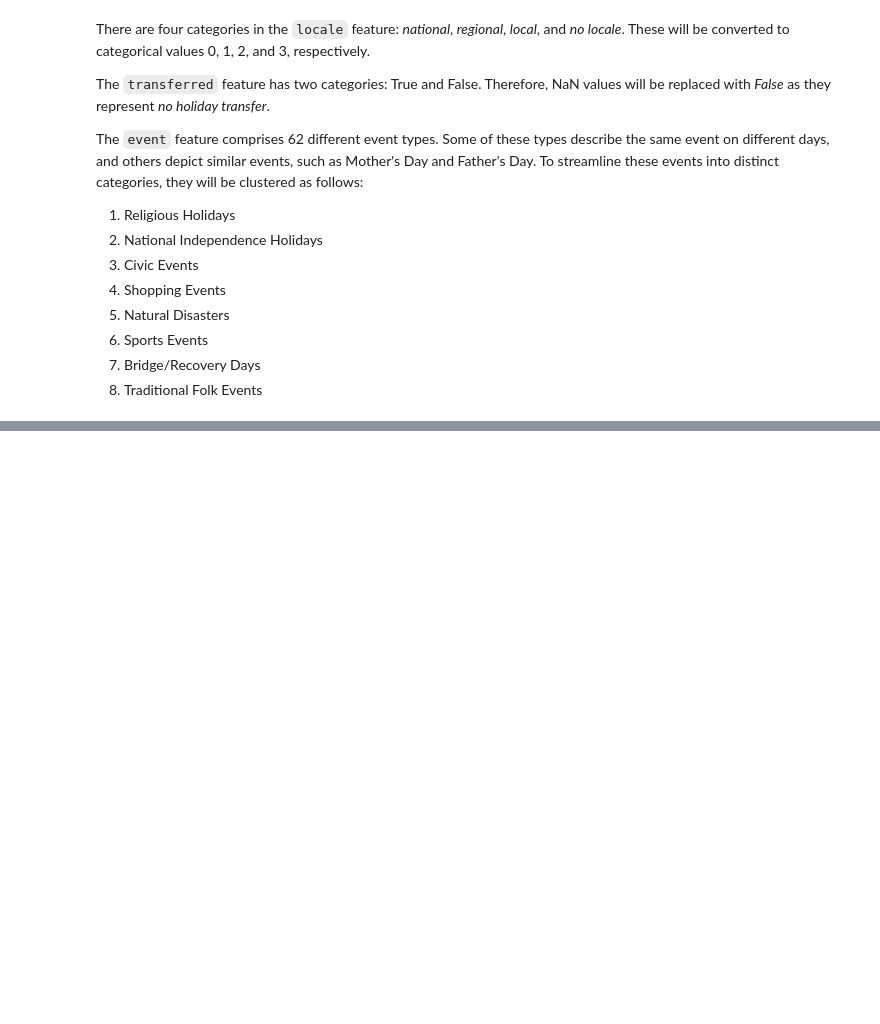
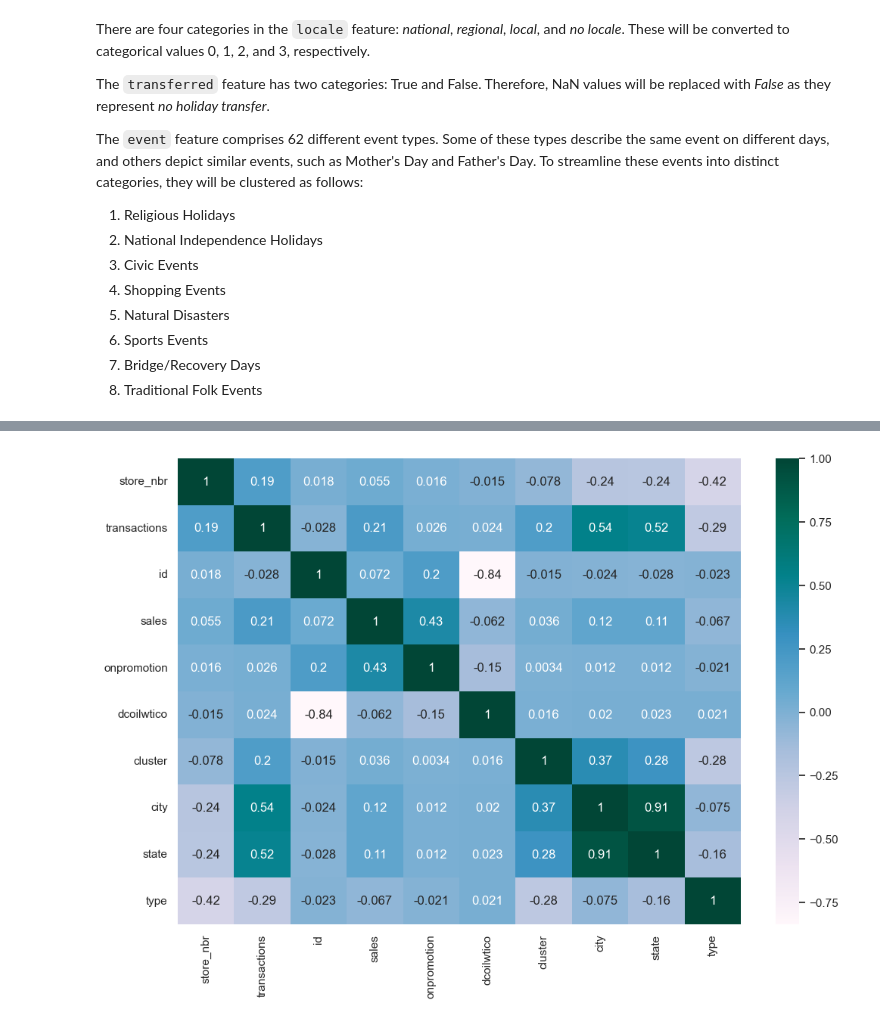
Before and after one commit to melisnv/data-science-projects, a Jupyter notebook: time-series-store-sales/holiday-analysis.ipynb, the cells around one changed output, grey strips where cells are left out. Cells and saved outputs as stored; diff of their text form; code cells hidden in the pictures; blank space fills up the shorter version.

Commit message:
changing data types

```diff
--- a/time-series-store-sales/holiday-analysis.ipynb
+++ b/time-series-store-sales/holiday-analysis.ipynb
@@ -350,7 +350,6 @@ df_merged.loc[df_merged["transferred"]== True, "locale"] = 1 # available holiday
 df_merged["transferred"] = df_merged["transferred"].astype("category")
 
 # description
-
 religious_days_to_replace = ["Navidad-4", "Navidad-3", "Navidad-2", "Navidad-1", "Navidad+1", "Viernes Santo", "Carnaval","Dia de Difuntos"]
 national_independence_days_to_replace = ["Independencia de Guayaquil", "Independencia de Cuenca", "Provincializacion de Cotopaxi",
                                          "Provincializacion de Santo Domingo", "Fundacion de Guayaquil-1", "Fundacion de Guayaquil",
@@ -388,8 +387,21 @@ df_merged.loc[df_merged["description"].isin(bridge_recovery_days_to_replace), "d
 df_merged.loc[df_merged["description"].isin(traditional_folk_days_to_replace), "description"] = 8
 df_merged["description"] = df_merged["description"].astype("category")
 
+# event
+df_merged.loc[df_merged["event"]== "No Holiday", "event"] = 0
+df_merged.loc[df_merged["event"]== "Holiday", "event"] = 1
+df_merged.loc[df_merged["event"]== "Event", "event"] = 2
 df_merged["event"] = df_merged["event"].astype("category")
 df_merged = df_merged.drop("locale_name", axis=1)
+
+# convert to datetime using pd.to_datetime
+df_merged['date'] = pd.to_datetime(df_merged['date'])
+
+# family
+top_five = ["GROCERY I","BEVERAGES", "PRODUCE", "CLEANING", "DAIRY"]
+df_merged.loc[~df_merged["family"].isin(top_five), "family"] = 0
+df_merged.loc[df_merged["family"].isin(top_five), "family"] = 1
+df_merged["family"] = df_merged["family"].astype("category")
 # %% [markdown]
 There are four categories in the `locale` feature: <i>national</i>, <i>regional</i>, <i>local</i>, and <i>no locale</i>. These will be converted to categorical values 0, 1, 2, and 3, respectively.<br>
 
@@ -419,0 +420,17 @@ array(['Salinas', 'Quito', 'Santo Domingo', 'Cayambe', 'Latacunga',
+# %%
+def frequency_encoding(df, col):
+    # calculating the relative frequency of each unique value in the 'city' column
+    freq_encoding = df.groupby(col).size() / len(df)
+    df[col+'_encoded'] = df[col].apply(lambda x : freq_encoding[x])
+
+
+cols_to_encode = ["city","state","type"]
+for column in cols_to_encode:
+    frequency_encoding(df_merged, column)
+
+
+df_merged = df_merged.drop(['city', 'state', 'type'], axis=1)
+dict = {'city_encoded': 'city',
+        'type_encoded': 'type',
+        'state_encoded': 'state'}
+df_merged = df_merged.rename(columns=dict)
@@ -419,0 +471,6 @@ array(['Salinas', 'Quito', 'Santo Domingo', 'Cayambe', 'Latacunga',
+# %%
+corr = df_merged.corr()
+plt.figure(figsize = (12,8))
+sns.heatmap(corr, cmap="PuBuGn", annot=True);
+# %% [output]
+[figure, added]
```
Also changed, not shown: parts of 7 cells of this notebook.
